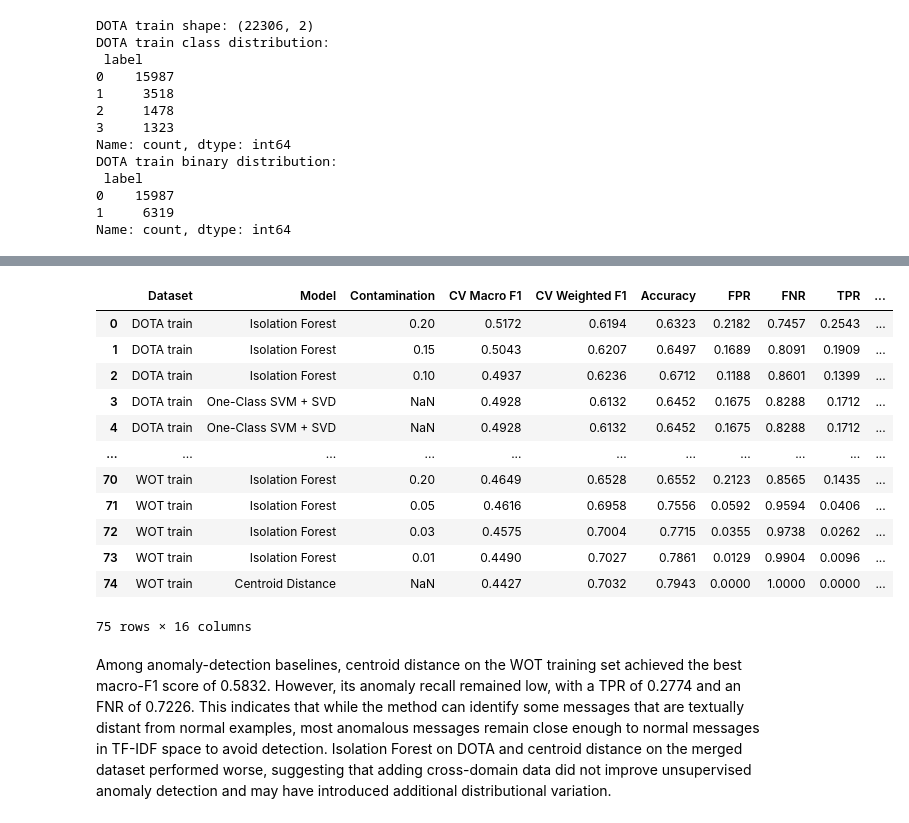
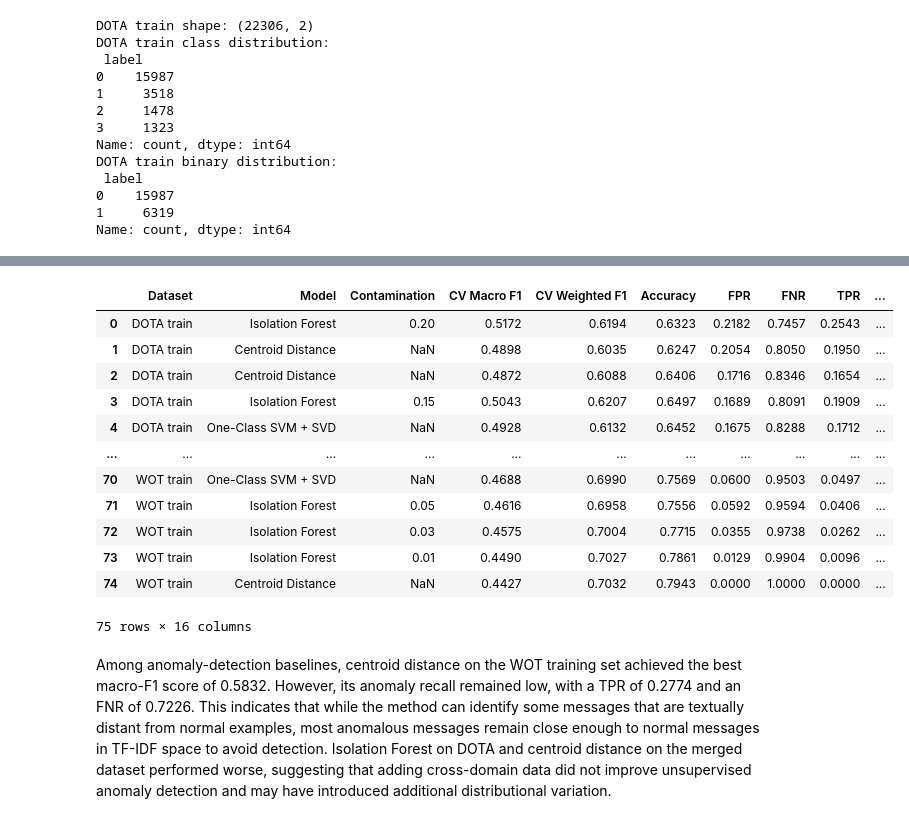
Before and after one commit to paolacalle/gaming-toxicity-detection, a Jupyter notebook: notebooks/anamoly.ipynb, the cells around one changed output, grey strips where cells are left out. Saved outputs shown, nothing was run; the diff lists cells and outputs as text; code cells hidden in the pictures.

```diff
--- a/notebooks/anamoly.ipynb
+++ b/notebooks/anamoly.ipynb
@@ -335,18 +339,18 @@ Running anomaly models for Merged WOT+DOTA train...
 # %%
 # Full leaderboard across all datasets and all model settings
 all_anomaly_results_df.sort_values(
-    ['Dataset', 'CV Macro F1'],
-    ascending=[True, False],
+    ['Dataset', 'TNR', 'TPR'],
+    ascending=[True, True, True],
 ).reset_index(drop=True)
 # %% [output]
 |  | Dataset | Model | Contamination | CV Macro F1 | CV Weighted F1 | Accuracy | FPR | FNR | TPR | ... |
 | 0 | DOTA train | Isolation Forest | 0.20 | 0.5172 | 0.6194 | 0.6323 | 0.2182 | 0.7457 | 0.2543 | ... |
-| 1 | DOTA train | Isolation Forest | 0.15 | 0.5043 | 0.6207 | 0.6497 | 0.1689 | 0.8091 | 0.1909 | ... |
-| 2 | DOTA train | Isolation Forest | 0.10 | 0.4937 | 0.6236 | 0.6712 | 0.1188 | 0.8601 | 0.1399 | ... |
-| 3 | DOTA train | One-Class SVM + SVD | NaN | 0.4928 | 0.6132 | 0.6452 | 0.1675 | 0.8288 | 0.1712 | ... |
+| 1 | DOTA train | Centroid Distance | NaN | 0.4898 | 0.6035 | 0.6247 | 0.2054 | 0.8050 | 0.1950 | ... |
+| 2 | DOTA train | Centroid Distance | NaN | 0.4872 | 0.6088 | 0.6406 | 0.1716 | 0.8346 | 0.1654 | ... |
+| 3 | DOTA train | Isolation Forest | 0.15 | 0.5043 | 0.6207 | 0.6497 | 0.1689 | 0.8091 | 0.1909 | ... |
 | 4 | DOTA train | One-Class SVM + SVD | NaN | 0.4928 | 0.6132 | 0.6452 | 0.1675 | 0.8288 | 0.1712 | ... |
 | ... | ... | ... | ... | ... | ... | ... | ... | ... | ... | ... |
-| 70 | WOT train | Isolation Forest | 0.20 | 0.4649 | 0.6528 | 0.6552 | 0.2123 | 0.8565 | 0.1435 | ... |
+| 70 | WOT train | One-Class SVM + SVD | NaN | 0.4688 | 0.6990 | 0.7569 | 0.0600 | 0.9503 | 0.0497 | ... |
 | 71 | WOT train | Isolation Forest | 0.05 | 0.4616 | 0.6958 | 0.7556 | 0.0592 | 0.9594 | 0.0406 | ... |
 | 72 | WOT train | Isolation Forest | 0.03 | 0.4575 | 0.7004 | 0.7715 | 0.0355 | 0.9738 | 0.0262 | ... |
 | 73 | WOT train | Isolation Forest | 0.01 | 0.4490 | 0.7027 | 0.7861 | 0.0129 | 0.9904 | 0.0096 | ... |
```
Also changed, not shown: parts of 1 cell of this notebook, 4 other files.
